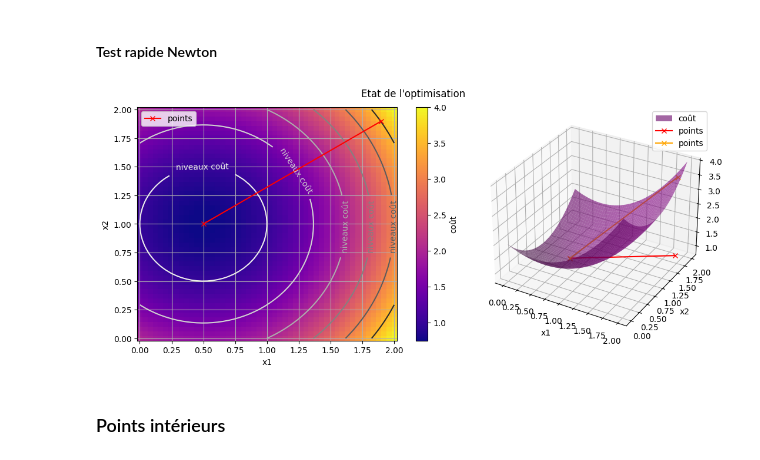
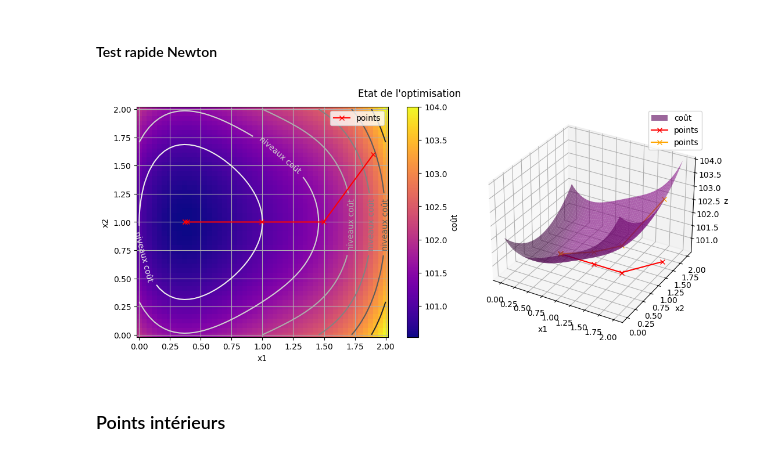
Before and after one commit to lattes314/Jupyter, a Jupyter notebook: optimManon.ipynb, the cells around one changed output. Saved outputs shown, nothing was run; the diff lists cells and outputs as text; code cells hidden in the pictures.

```diff
--- a/optimManon.ipynb
+++ b/optimManon.ipynb
@@ -32,7 +39,7 @@ def convert(function: Callable[[VectorArray],float], Xgrid: Matrix, Ygrid: Matri
 def comparaison3DPlot(function_to_plot: Callable[[VectorArray],ScalarArray],
                       domain: list[Matrix],
                       function_constrain: Callable[[VectorArray],ScalarArray]=None,
-                      points: VectorArray=None):
+                      points: VectorArray=None, pointByPoints=False):
     """
     Affichage comparatif (3D et projeté dans le plan) d'une fonction avec affichage de la contrainte et de points si besoin.
 
@@ -49,14 +56,14 @@ def comparaison3DPlot(function_to_plot: Callable[[VectorArray],ScalarArray],
     X, Y = domain
 
     # coût
-    Zcout = convert(function_to_plot, X, Y)
+    Zcout = convert(function_to_plot, X, Y,pointByPoints=pointByPoints)
     surfCout = ax3D.plot_surface(X, Y, Zcout, rstride=1, cstride=1, linewidth=0, antialiased=True, color="purple", alpha=0.6, label="coût")
     flatCout = ax2D.pcolormesh(X, Y, Zcout, cmap="plasma")
     flatContourCout = ax2D.contour(X,Y,Zcout,cmap="Greys")
 
     # contrainte
     if not(function_constrain is None):
-        Zcont = convert(function_constrain, X, Y)
+        Zcont = convert(function_constrain, X, Y,pointByPoints=pointByPoints)
         flatCont = ax2D.contour(X,Y,Zcont,levels=[0.])
         contour3DCont = ax3D.contourf(X,Y,Zcont,levels=[np.min(Zcont),0.,np.max(Zcont)],offset=np.min(Zcout),alpha=0.7)
 
@@ -292,9 +229,28 @@ A chaque étape on multiplie $t$ par $\mu>1$ jusqu'à ce que $t>1/\varepsilon$.
 # %% [markdown]
 ### Newton
 # %%
+def optimalStep(function, constrain, deltaX, X):
+    """Trouve le pas optimal à appliquer"""
+    valf0 = function(X)
+    valf = function(X-deltaX)
+    valh = constrain(X-deltaX)
+    niter = 0
+
+    while (valf>valf0 or valh>0) and niter<20:
+        deltaX = deltaX/2
+        valf = function(X-deltaX)
+        valh = constrain(X-deltaX)
+        niter += 1
+
+    if niter==20:
+        print("minimal step reached : check your gradient.")
+    return X-deltaX
+
+
 def newton(gradient: Callable[[Vector], Vector],
            hess: Callable[[Vector], Matrix],
-           x0: Vector, tolerance: float, maxIter: int) -> (VectorArray, float, int):
+           x0: Vector, tolerance: float, maxIter: int,
+           function, constrain=lambda x: -1) -> (VectorArray, float, int):
     """Methode de Newton prenant un gradient et une hessienne."""
     # Initialisation
     points = x0.copy()
@@ -306,7 +262,7 @@ def newton(gradient: Callable[[Vector], Vector],
     # Boucle
     while (error >= tolerance) and (nbxIter <= maxIter):
         deltaX = np.linalg.solve(hess(x), previousGradient)
-        x -= deltaX
+        x = optimalStep(function, constrain, deltaX, x)
 
         points = np.concatenate((points, x.copy()), axis=1)
         previousGradient = gradient(x)
@@ -317,16 +273,16 @@ def newton(gradient: Callable[[Vector], Vector],
 # %% [markdown]
 #### Test rapide Newton
 # %%
-f_test2 = lambda points: (points[0,:]-1)**2+ (points[1,:]-1)**2 + points[0,:]
-gradient = lambda x: 2*np.array([[x[0,0]-0.5],[x[1,0]-1]])
-hess = lambda x: np.array([[2,0],[0,2]])
+f_test2 = lambda points: (points[0,:]-1)**4+ (points[1,:]-1)**2 + points[0,:] +100
+gradient_test2 = lambda x: np.array([[4*(x[0,0]-1)**3+1],[2*(x[1,0]-1)]])
+hess_test2 = lambda x: np.array([[12*(x[0,0]-1)**2,0],[0,2]])
 
 Xdomain = np.linspace(0,2)
 X,Y = np.meshgrid(Xdomain,Xdomain)
-points, error, nbxIter = newton(gradient, hess, np.array([[1.9],[1.9]]), 1e-5, 20)
+points, error, nbxIter = newton(gradient_test2, hess_test2, np.array([[1.9],[1.6]]), 1e-5, 50, f_test2)
 
 comparaison3DPlot(f_test2,[X,Y],points=points)
 # %% [output]
-[figure, old version]
+[figure, new version]
 # %% [markdown]
 ### Points intérieurs
```
Also changed, not shown: parts of 16 cells of this notebook.
